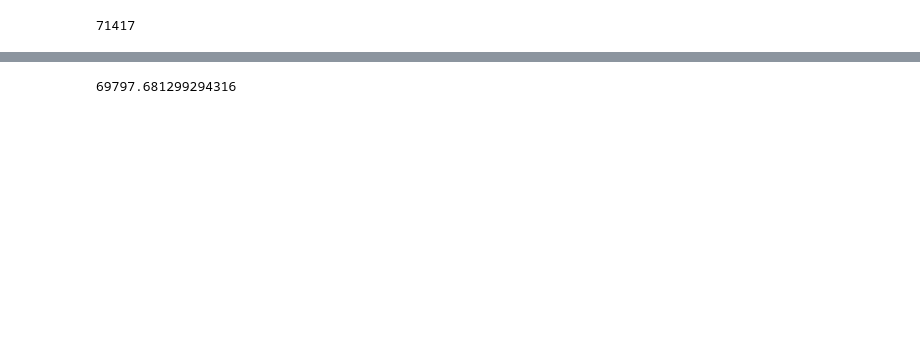
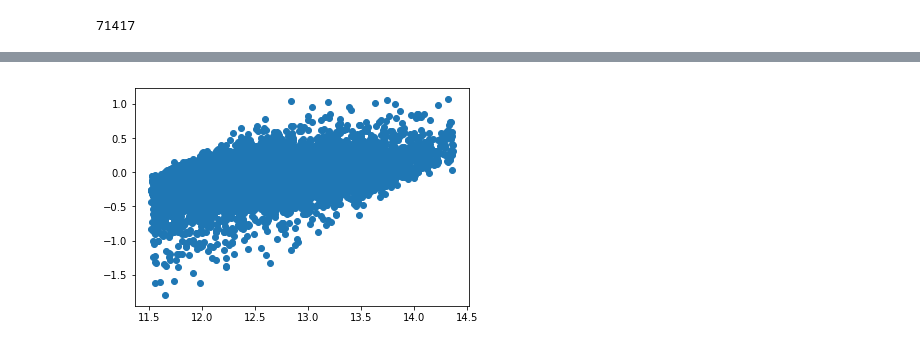
Before and after one commit to BanuSelinTosun/street-smart, a Jupyter notebook: Reduced_Price_Range_Modelling.ipynb, the cells around one changed output, grey strips where cells are left out. Drawn from its saved outputs; the diff is of its cells as text; code cells hidden in the pictures; blank space fills up the shorter version.

```diff
--- a/Reduced_Price_Range_Modelling.ipynb
+++ b/Reduced_Price_Range_Modelling.ipynb
@@ -141,7 +127,9 @@ plt.hist(residuals, bins=50);
+# %%
+plt.scatter(np.log(y_true), residuals);
+# %% [output]
+[figure, added]
 # %%
-mean_absolute_error(y_true, y_predict1)
+# mean_absolute_error(y_true, y_predict1)
-# %% [output]
-69797.681299294316
 # %%
 median_absolute_error(y_true, y_predict1)
 # %% [output]
```
Also changed, not shown: parts of 49 cells of this notebook, 1 other file.
